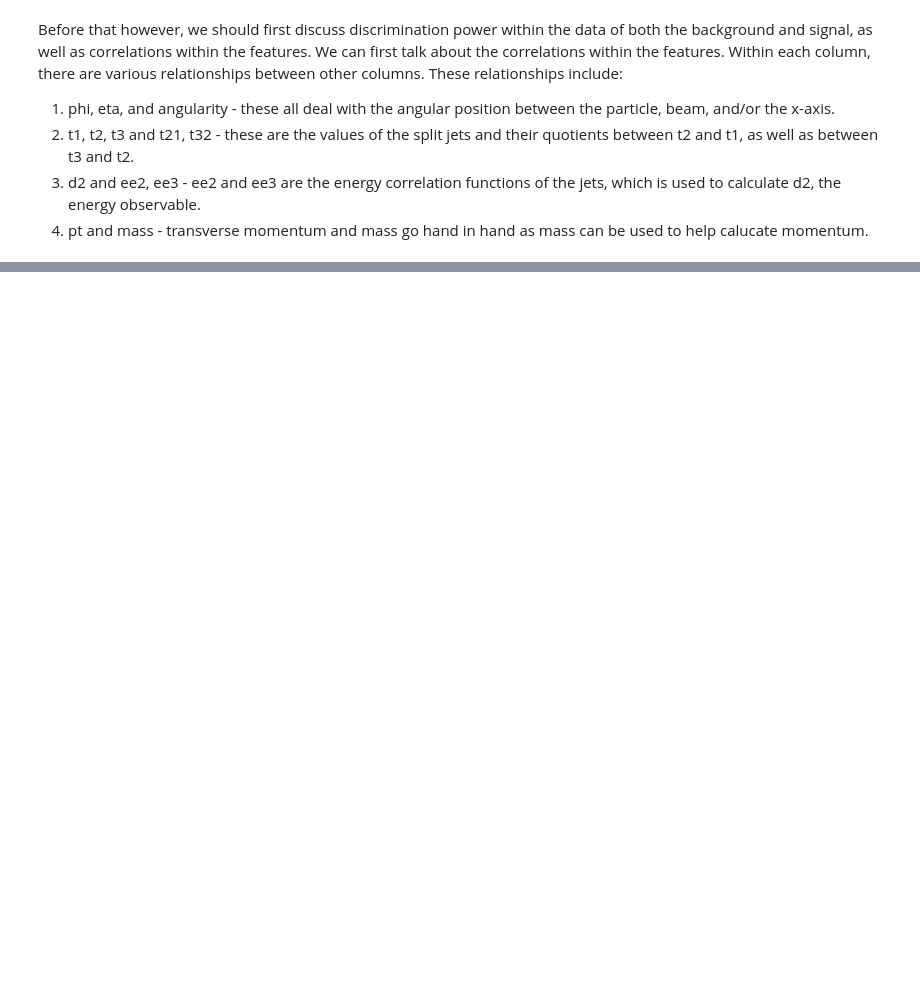
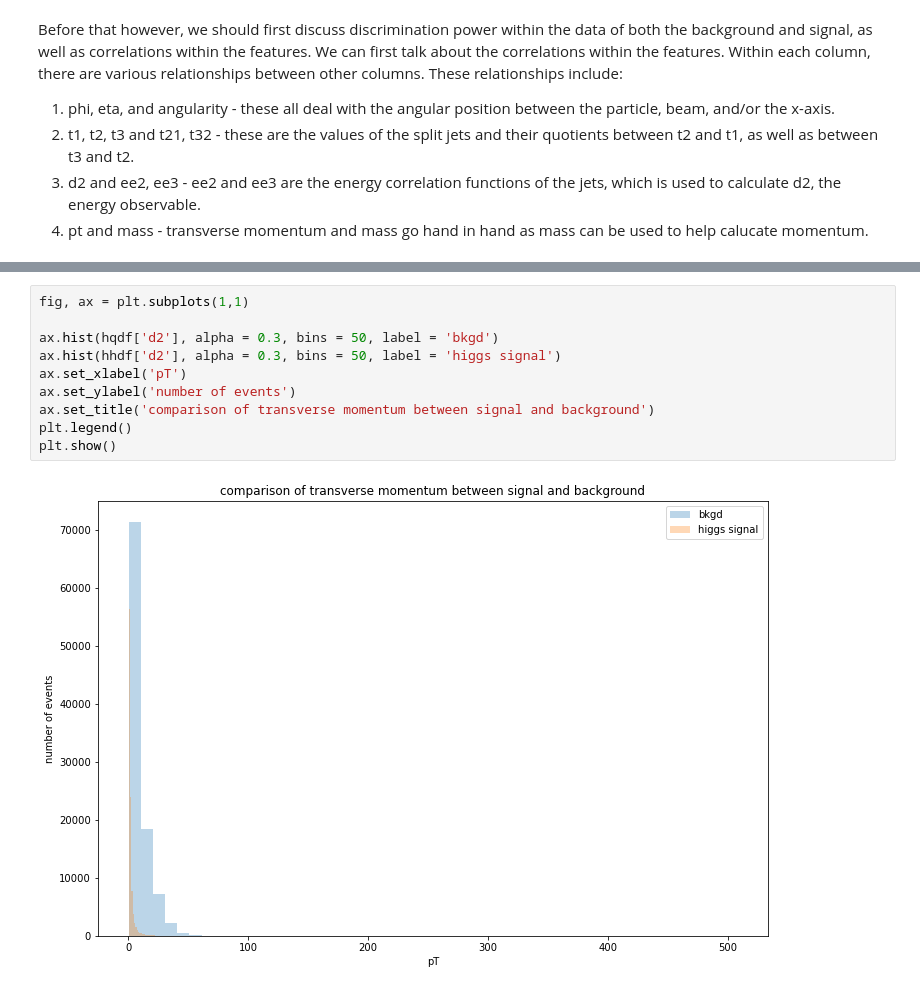
Before and after one commit to ejgl/phys434, a Jupyter notebook: Lab5/Lab5.ipynb, the cells around one changed output, grey strips where cells are left out. Drawn from its saved outputs; the diff is of its cells as text; blank space fills up the shorter version.

```diff
--- a/Lab5/Lab5.ipynb
+++ b/Lab5/Lab5.ipynb
@@ -157,0 +196,12 @@ Discrimination power, by definition, describes how evident the signal is being r
+# %%
+fig, ax = plt.subplots(1,1)
+
+ax.hist(hqdf['d2'], alpha = 0.3, bins = 50, label = 'bkgd')
+ax.hist(hhdf['d2'], alpha = 0.3, bins = 50, label = 'higgs signal')
+ax.set_xlabel('pT')
+ax.set_ylabel('number of events')
+ax.set_title('comparison of transverse momentum between signal and background')
+plt.legend()
+plt.show()
+# %% [output]
+[figure, added]
```
Also changed, not shown: parts of 14 cells of this notebook.
